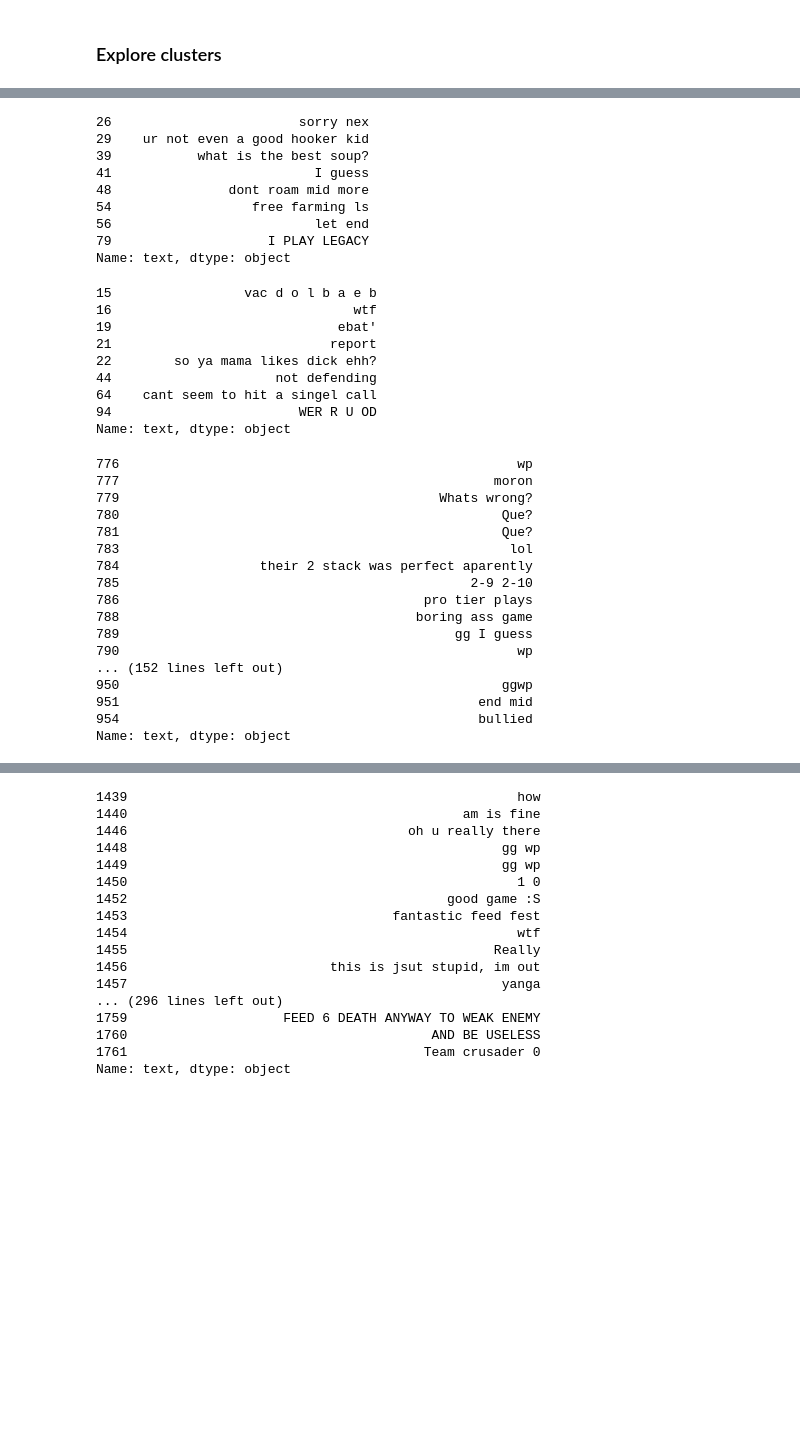
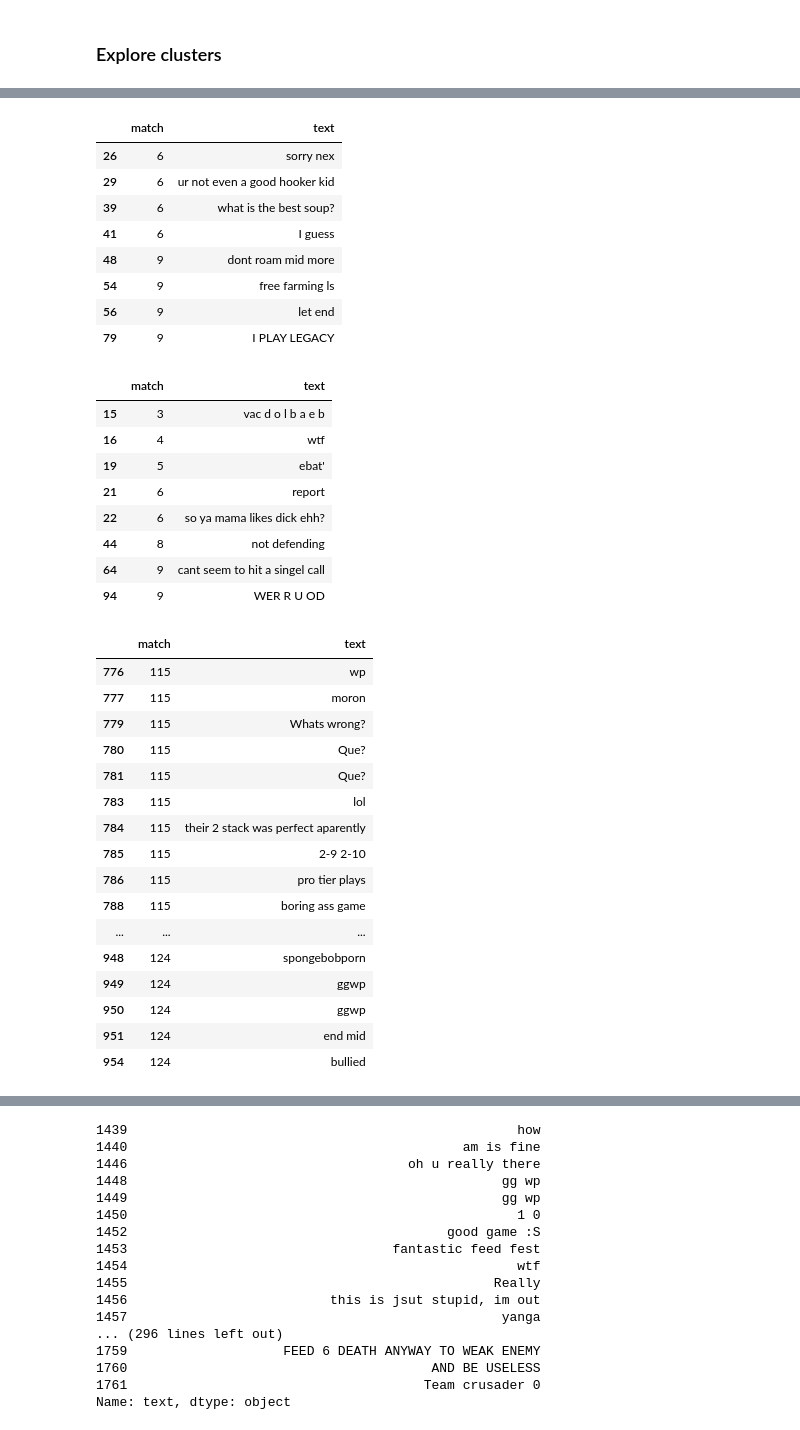
Before and after one commit to csralvall/online_game_toxicity, a Jupyter notebook: clustering_w2v.ipynb, the cells around one changed output, grey strips where cells are left out. Cells and saved outputs as stored; diff of their text form; code cells hidden in the pictures; blank space fills up the shorter version.

Commit message:
Add match to cluster groups info

```diff
--- a/clustering_w2v.ipynb
+++ b/clustering_w2v.ipynb
@@ -290,45 +290,45 @@ Name: text, dtype: object
 # %%
-w2v_group.get_group(25)['text']
+w2v_group.get_group(25)[['match','text']]
 # %% [output]
-26                        sorry nex
-29    ur not even a good hooker kid
-39           what is the best soup?
-41                          I guess
-48               dont roam mid more
-54                  free farming ls
-56                          let end
-79                    I PLAY LEGACY
-Name: text, dtype: object
+|  | match | text |
+| 26 | 6 | sorry nex |
+| 29 | 6 | ur not even a good hooker kid |
+| 39 | 6 | what is the best soup? |
+| 41 | 6 | I guess |
+| 48 | 9 | dont roam mid more |
+| 54 | 9 | free farming ls |
+| 56 | 9 | let end |
+| 79 | 9 | I PLAY LEGACY |
 # %%
-w2v_group.get_group(36)['text']
+w2v_group.get_group(36)[['match','text']]
 # %% [output]
-15                 vac d o l b a e b
-16                               wtf
-19                             ebat'
-21                            report
-22        so ya mama likes dick ehh?
-44                     not defending
-64    cant seem to hit a singel call
-94                        WER R U OD
-Name: text, dtype: object
+|  | match | text |
+| 15 | 3 | vac d o l b a e b |
+| 16 | 4 | wtf |
+| 19 | 5 | ebat' |
+| 21 | 6 | report |
+| 22 | 6 | so ya mama likes dick ehh? |
+| 44 | 8 | not defending |
+| 64 | 9 | cant seem to hit a singel call |
+| 94 | 9 | WER R U OD |
 # %%
-w2v_group.get_group(37)['text']
+w2v_group.get_group(37)[['match','text']]
 # %% [output]
-776                                                   wp
-777                                                moron
-779                                         Whats wrong?
-780                                                 Que?
-781                                                 Que?
-783                                                  lol
-784                  their 2 stack was perfect aparently
-785                                             2-9 2-10
-786                                       pro tier plays
-788                                      boring ass game
-789                                           gg I guess
-790                                                   wp
-... (152 lines left out)
-950                                                 ggwp
-951                                              end mid
-954                                              bullied
-Name: text, dtype: object
+|  | match | text |
+| 776 | 115 | wp |
+| 777 | 115 | moron |
+| 779 | 115 | Whats wrong? |
+| 780 | 115 | Que? |
+| 781 | 115 | Que? |
+| 783 | 115 | lol |
+| 784 | 115 | their 2 stack was perfect aparently |
+| 785 | 115 | 2-9 2-10 |
+| 786 | 115 | pro tier plays |
+| 788 | 115 | boring ass game |
+| ... | ... | ... |
+| 948 | 124 | spongebobporn |
+| 949 | 124 | ggwp |
+| 950 | 124 | ggwp |
+| 951 | 124 | end mid |
+| 954 | 124 | bullied |
 # %%
```
Also changed, not shown: parts of 4 cells of this notebook.
